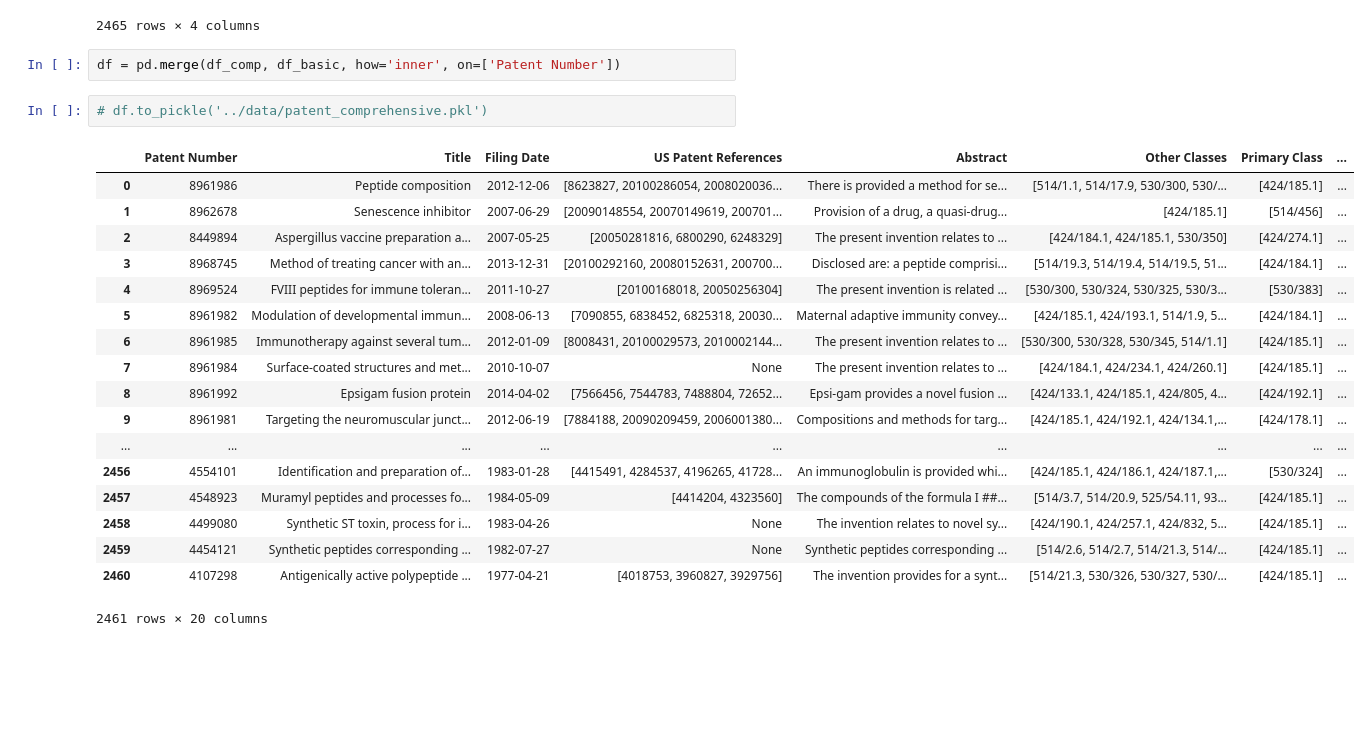
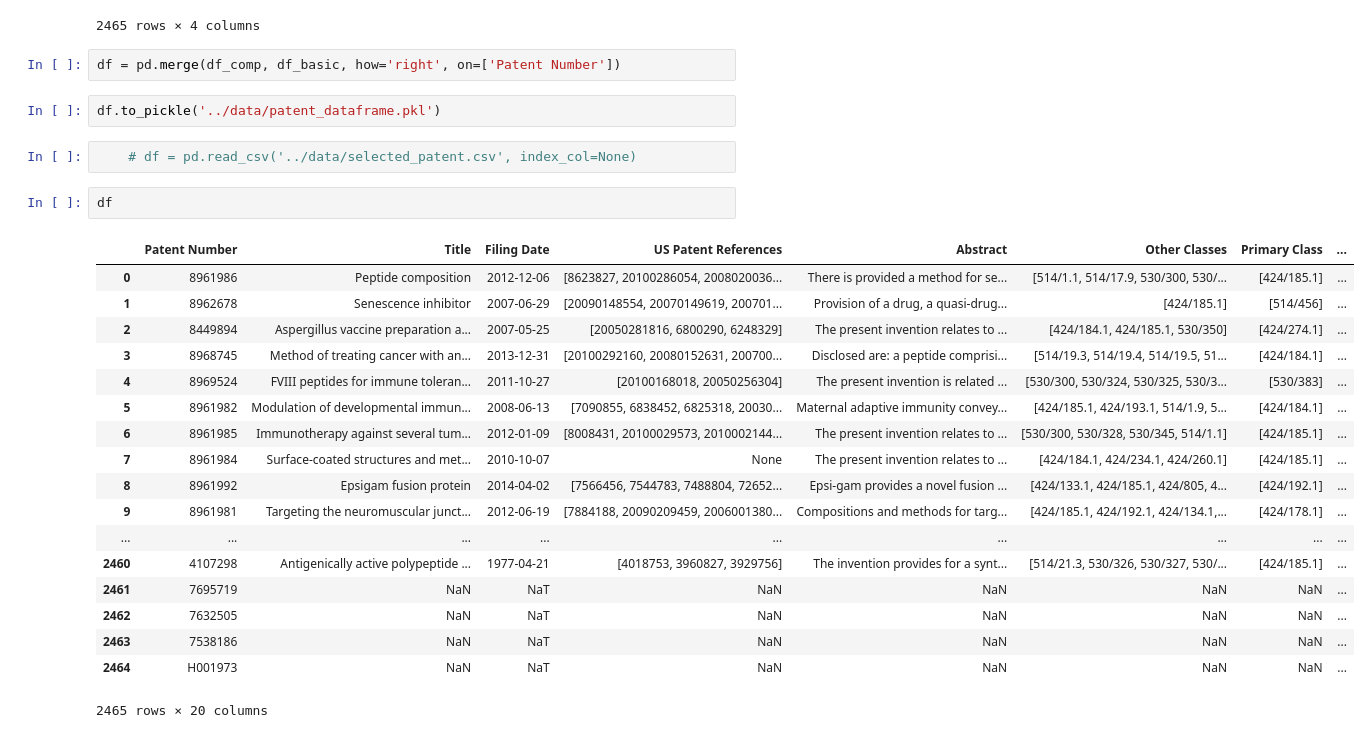
Before and after one commit to youngstone/Hunting4Patents, a Jupyter notebook: code/notebook_8_create_new_citaiton_DF_from_mongodb.ipynb, the cells around one changed output. Cells and saved outputs as stored; diff of their text form; blank space fills up the shorter version.

```diff
--- a/code/notebook_8_create_new_citaiton_DF_from_mongodb.ipynb
+++ b/code/notebook_8_create_new_citaiton_DF_from_mongodb.ipynb
@@ -332,25 +332,29 @@ df_basic
 | 2464 | 4107298 | 0.468750 | 1997-04-21 | -6528 days |
 2465 rows × 4 columns
 # %%
-df = pd.merge(df_comp, df_basic, how='inner', on=['Patent Number'])
+df = pd.merge(df_comp, df_basic, how='right', on=['Patent Number'])
 # %%
-# df.to_pickle('../data/patent_comprehensive.pkl')
+df.to_pickle('../data/patent_dataframe.pkl')
-# %% [output]
-|  | Patent Number | Title | Filing Date | US Patent References | Abstract | Other Classes | Primary Class | ... |
-| 0 | 8961986 | Peptide composition | 2012-12-06 | [8623827, 20100286054, 2008020036... | There is provided a method for se... | [514/1.1, 514/17.9, 530/300, 530/... | [424/185.1] | ... |
-| 1 | 8962678 | Senescence inhibitor | 2007-06-29 | [20090148554, 20070149619, 200701... | Provision of a drug, a quasi-drug... | [424/185.1] | [514/456] | ... |
-| 2 | 8449894 | Aspergillus vaccine preparation a... | 2007-05-25 | [20050281816, 6800290, 6248329] | The present invention relates to ... | [424/184.1, 424/185.1, 530/350] | [424/274.1] | ... |
-| 3 | 8968745 | Method of treating cancer with an... | 2013-12-31 | [20100292160, 20080152631, 200700... | Disclosed are: a peptide comprisi... | [514/19.3, 514/19.4, 514/19.5, 51... | [424/184.1] | ... |
-| 4 | 8969524 | FVIII peptides for immune toleran... | 2011-10-27 | [20100168018, 20050256304] | The present invention is related ... | [530/300, 530/324, 530/325, 530/3... | [530/383] | ... |
-| 5 | 8961982 | Modulation of developmental immun... | 2008-06-13 | [7090855, 6838452, 6825318, 20030... | Maternal adaptive immunity convey... | [424/185.1, 424/193.1, 514/1.9, 5... | [424/184.1] | ... |
-| 6 | 8961985 | Immunotherapy against several tum... | 2012-01-09 | [8008431, 20100029573, 2010002144... | The present invention relates to ... | [530/300, 530/328, 530/345, 514/1.1] | [424/185.1] | ... |
-| 7 | 8961984 | Surface-coated structures and met... | 2010-10-07 | None | The present invention relates to ... | [424/184.1, 424/234.1, 424/260.1] | [424/185.1] | ... |
-| 8 | 8961992 | Epsigam fusion protein | 2014-04-02 | [7566456, 7544783, 7488804, 72652... | Epsi-gam provides a novel fusion ... | [424/133.1, 424/185.1, 424/805, 4... | [424/192.1] | ... |
-| 9 | 8961981 | Targeting the neuromuscular junct... | 2012-06-19 | [7884188, 20090209459, 2006001380... | Compositions and methods for targ... | [424/185.1, 424/192.1, 424/134.1,... | [424/178.1] | ... |
-| ... | ... | ... | ... | ... | ... | ... | ... | ... |
-| 2456 | 4554101 | Identification and preparation of... | 1983-01-28 | [4415491, 4284537, 4196265, 41728... | An immunoglobulin is provided whi... | [424/185.1, 424/186.1, 424/187.1,... | [530/324] | ... |
-| 2457 | 4548923 | Muramyl peptides and processes fo... | 1984-05-09 | [4414204, 4323560] | The compounds of the formula I ##... | [514/3.7, 514/20.9, 525/54.11, 93... | [424/185.1] | ... |
-| 2458 | 4499080 | Synthetic ST toxin, process for i... | 1983-04-26 | None | The invention relates to novel sy... | [424/190.1, 424/257.1, 424/832, 5... | [424/185.1] | ... |
-| 2459 | 4454121 | Synthetic peptides corresponding ... | 1982-07-27 | None | Synthetic peptides corresponding ... | [514/2.6, 514/2.7, 514/21.3, 514/... | [424/185.1] | ... |
-| 2460 | 4107298 | Antigenically active polypeptide ... | 1977-04-21 | [4018753, 3960827, 3929756] | The invention provides for a synt... | [514/21.3, 530/326, 530/327, 530/... | [424/185.1] | ... |
-2461 rows × 20 columns
+# %%
+    # df = pd.read_csv('../data/selected_patent.csv', index_col=None)
+# %%
+df
+# %% [output]
+|  | Patent Number | Title | Filing Date | US Patent References | Abstract | Other Classes | Primary Class | ... |
+| 0 | 8961986 | Peptide composition | 2012-12-06 | [8623827, 20100286054, 2008020036... | There is provided a method for se... | [514/1.1, 514/17.9, 530/300, 530/... | [424/185.1] | ... |
+| 1 | 8962678 | Senescence inhibitor | 2007-06-29 | [20090148554, 20070149619, 200701... | Provision of a drug, a quasi-drug... | [424/185.1] | [514/456] | ... |
+| 2 | 8449894 | Aspergillus vaccine preparation a... | 2007-05-25 | [20050281816, 6800290, 6248329] | The present invention relates to ... | [424/184.1, 424/185.1, 530/350] | [424/274.1] | ... |
+| 3 | 8968745 | Method of treating cancer with an... | 2013-12-31 | [20100292160, 20080152631, 200700... | Disclosed are: a peptide comprisi... | [514/19.3, 514/19.4, 514/19.5, 51... | [424/184.1] | ... |
+| 4 | 8969524 | FVIII peptides for immune toleran... | 2011-10-27 | [20100168018, 20050256304] | The present invention is related ... | [530/300, 530/324, 530/325, 530/3... | [530/383] | ... |
+| 5 | 8961982 | Modulation of developmental immun... | 2008-06-13 | [7090855, 6838452, 6825318, 20030... | Maternal adaptive immunity convey... | [424/185.1, 424/193.1, 514/1.9, 5... | [424/184.1] | ... |
+| 6 | 8961985 | Immunotherapy against several tum... | 2012-01-09 | [8008431, 20100029573, 2010002144... | The present invention relates to ... | [530/300, 530/328, 530/345, 514/1.1] | [424/185.1] | ... |
+| 7 | 8961984 | Surface-coated structures and met... | 2010-10-07 | None | The present invention relates to ... | [424/184.1, 424/234.1, 424/260.1] | [424/185.1] | ... |
+| 8 | 8961992 | Epsigam fusion protein | 2014-04-02 | [7566456, 7544783, 7488804, 72652... | Epsi-gam provides a novel fusion ... | [424/133.1, 424/185.1, 424/805, 4... | [424/192.1] | ... |
+| 9 | 8961981 | Targeting the neuromuscular junct... | 2012-06-19 | [7884188, 20090209459, 2006001380... | Compositions and methods for targ... | [424/185.1, 424/192.1, 424/134.1,... | [424/178.1] | ... |
+| ... | ... | ... | ... | ... | ... | ... | ... | ... |
+| 2460 | 4107298 | Antigenically active polypeptide ... | 1977-04-21 | [4018753, 3960827, 3929756] | The invention provides for a synt... | [514/21.3, 530/326, 530/327, 530/... | [424/185.1] | ... |
+| 2461 | 7695719 | NaN | NaT | NaN | NaN | NaN | NaN | ... |
+| 2462 | 7632505 | NaN | NaT | NaN | NaN | NaN | NaN | ... |
+| 2463 | 7538186 | NaN | NaT | NaN | NaN | NaN | NaN | ... |
+| 2464 | H001973 | NaN | NaT | NaN | NaN | NaN | NaN | ... |
+2465 rows × 20 columns
```
Also changed, not shown: 10 other files.
